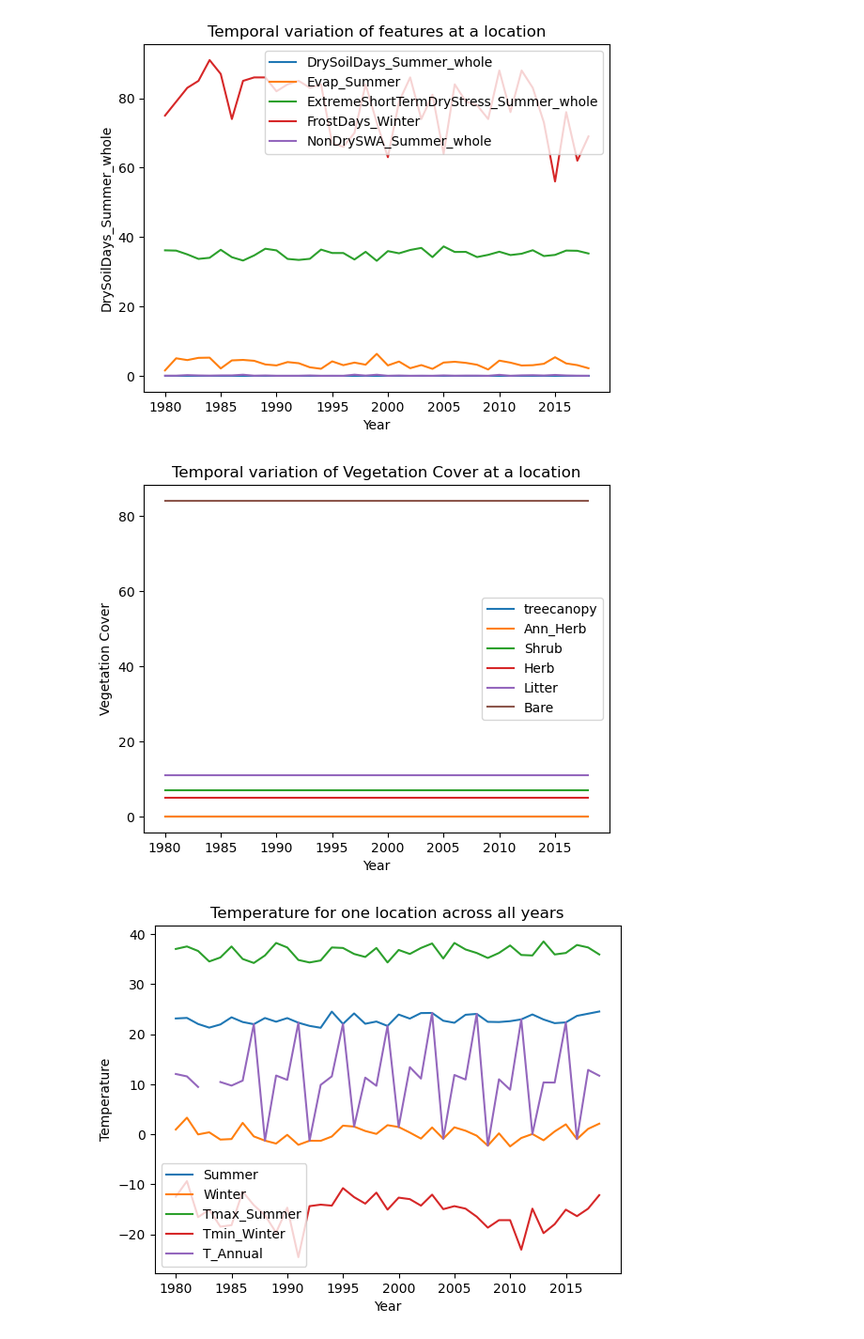
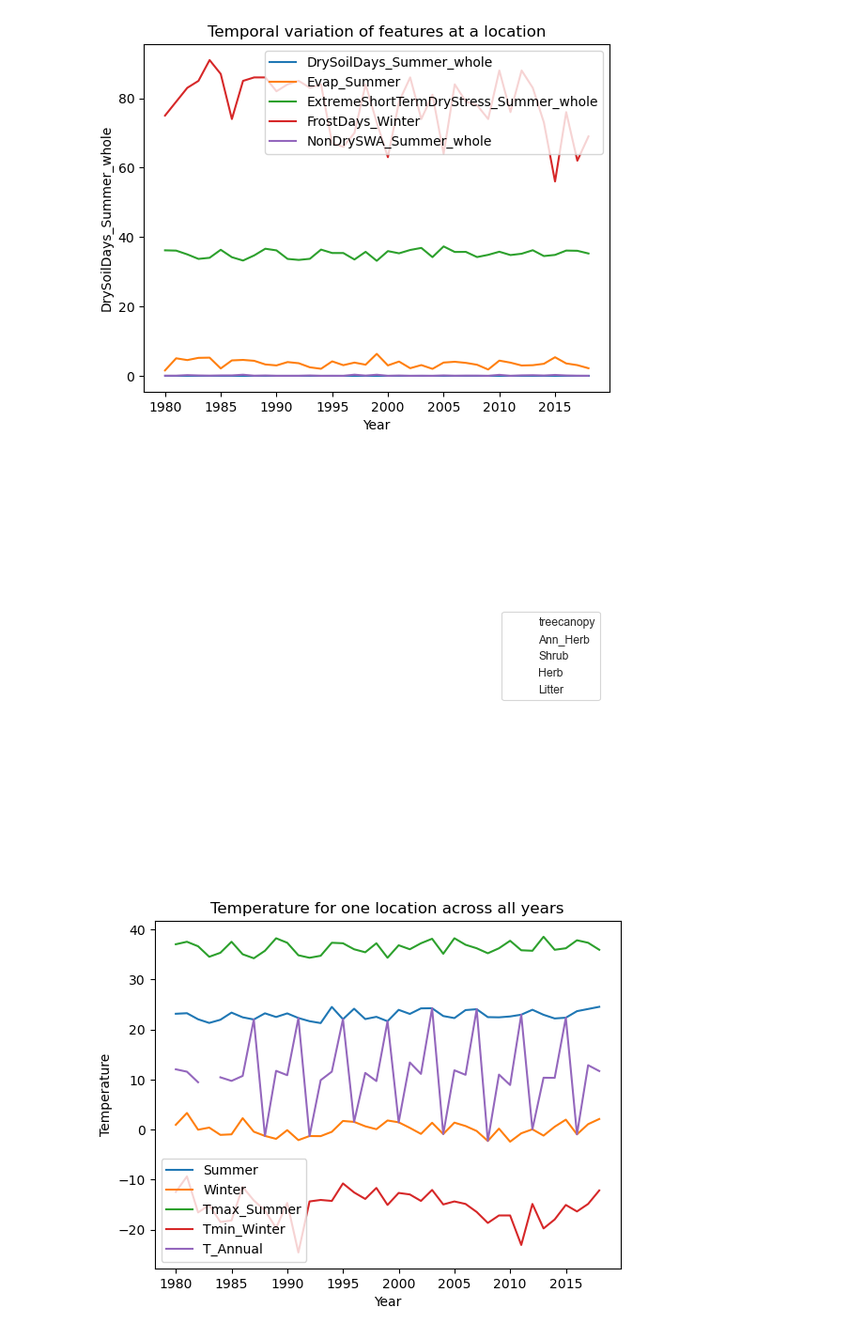
Before and after one commit to verkyyi/climate_vegetation_dsan, a Jupyter notebook: main.ipynb, the cells around one changed output. Shown at 94% size. Saved outputs shown, nothing was run; the diff lists cells and outputs as text; code cells hidden in the pictures.

Commit message:
add plots to story

```diff
--- a/main.ipynb
+++ b/main.ipynb
@@ -447,19 +618,28 @@ plt.show()
 [figure]
 # %%
 # plot the vegetation cover across all years for this location along with the year
-plt.plot(one_location['year'], one_location['treecanopy'])
-plt.plot(one_location['year'], one_location['Ann_Herb'])
-plt.plot(one_location['year'], one_location['Shrub'])
-plt.plot(one_location['year'], one_location['Herb'])
-plt.plot(one_location['year'], one_location['Litter'])
-plt.plot(one_location['year'], one_location['Bare'])
+# using white color and different line styles
+plt.plot(one_location['year'], one_location['treecanopy'], color='white', linestyle='dashed')
+plt.plot(one_location['year'], one_location['Shrub'], color='white', linestyle='dotted')
+plt.plot(one_location['year'], one_location['Herb'], color='white', linestyle='solid')
+plt.plot(one_location['year'], one_location['Litter'], color='white', linestyle='dashdot')
+plt.plot(one_location['year'], one_location['Bare'], color='white', linestyle='dashed')
 plt.legend(['treecanopy','Ann_Herb','Shrub','Herb','Litter','Bare'])
-plt.title('Temporal variation of Vegetation Cover at a location')
+plt.title('Temporal variation of Vegetation Cover at a location', color='white')
 plt.xlabel('Year')
 plt.ylabel('Vegetation Cover')
+# white axis and text, label, title
+plt.gca().set_facecolor('none')
+plt.tick_params(axis='x', colors='white')
+plt.tick_params(axis='y', colors='white')
+plt.xlabel('Year', color='white')
+plt.ylabel('Vegetation Cover', color='white')
+plt.box(False)
+# save to a file
+plt.savefig('./docs/images/vegetation_stablility.png', transparent=True)
 plt.show()
 # %% [output]
-[figure, old version]
+[figure, new version]
 # %%
 # plot the temperature for one location across all years
 # x = 'year', y = 'T_Summer'
```
Also changed, not shown: parts of 14 cells of this notebook, 15 other files.
